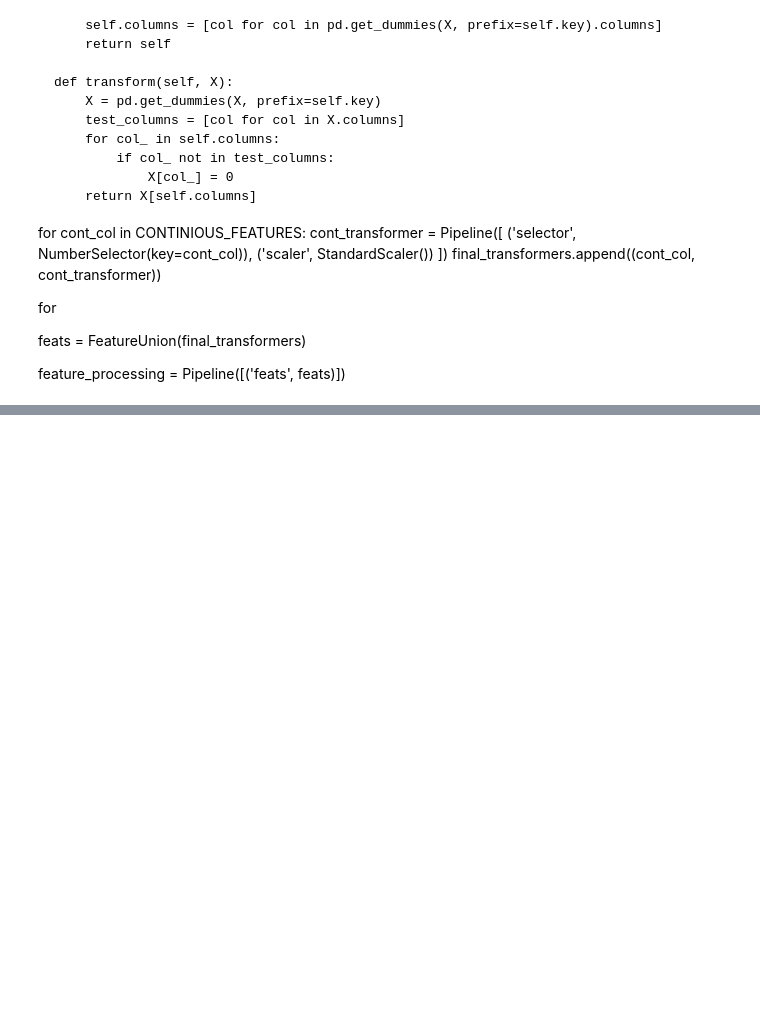
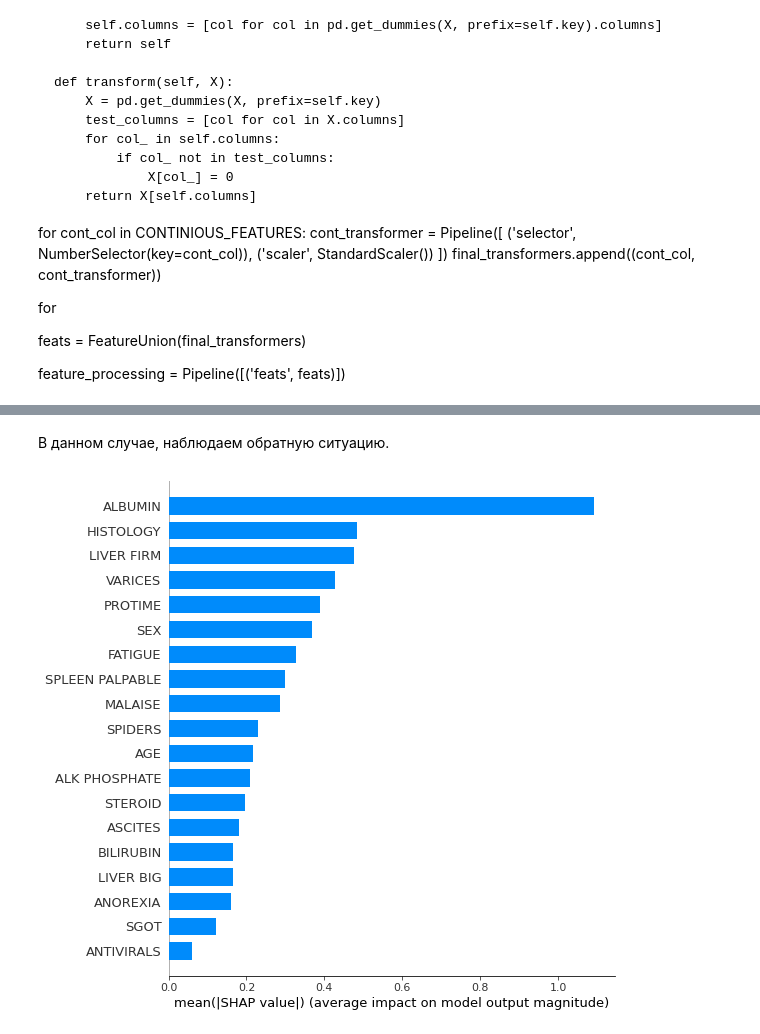
Before and after one commit to mariakalugina/DataScienceLIb, a Jupyter notebook: lesson 7/webinar7_hw_1.ipynb, the cells around one changed output, grey strips where cells are left out. Cells and saved outputs as stored; diff of their text form; code cells hidden in the pictures; blank space fills up the shorter version.

```diff
--- a/lesson 7/webinar7_hw_1.ipynb
+++ b/lesson 7/webinar7_hw_1.ipynb
@@ -65,14 +85,3 @@ X_train, X_test, y_train, y_test = train_test_split(df[features], df['Exited'],
-# %%
-model = xgboost.train({"learning_rate": 0.01},
-                      xgboost.DMatrix(X_train, label=y_train), 100)
-
-# explain the model's predictions using SHAP
-# (same syntax works for LightGBM, CatBoost, scikit-learn and spark models)
-explainer = shap.TreeExplainer(model)
-shap_values = explainer.shap_values(X_train)
-
-# visualize the first prediction's explanation (use matplotlib=True to avoid Javascript)
-shap.force_plot(explainer.expected_value, shap_values[0,:], X_train.iloc[0,:])
 # %% [markdown]
 График выше показывает вклад каждого признака в предсказание модели относительно базового значения (средний прогноз по всему тренировочному набору данных).
 
@@ -329,0 +391,6 @@ model = ctb.CatBoostClassifier(iterations=100,\
+# %% [markdown]
+В данном случае, наблюдаем обратную ситуацию.
+# %%
+shap.summary_plot(shap_values, X_train, plot_type="bar")
+# %% [output]
+[figure, added]
```
Also changed, not shown: parts of 16 cells of this notebook, 1 other file.
